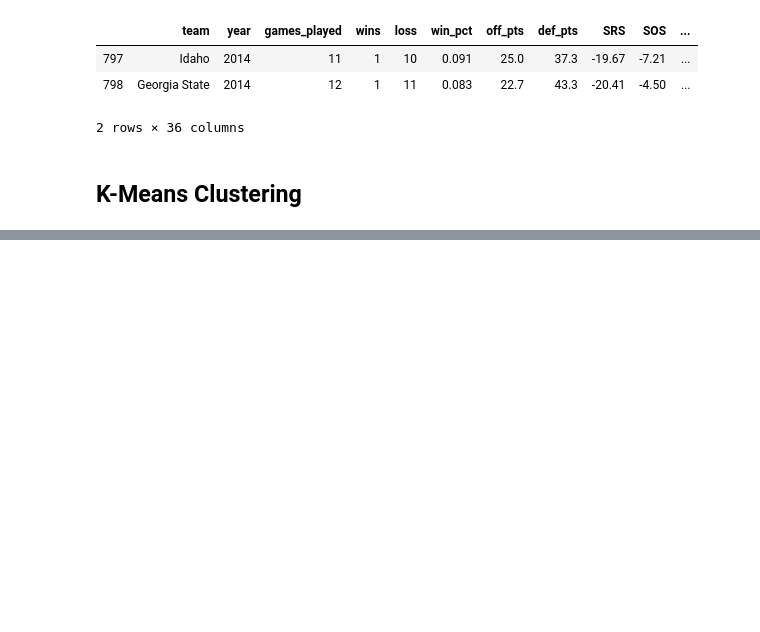
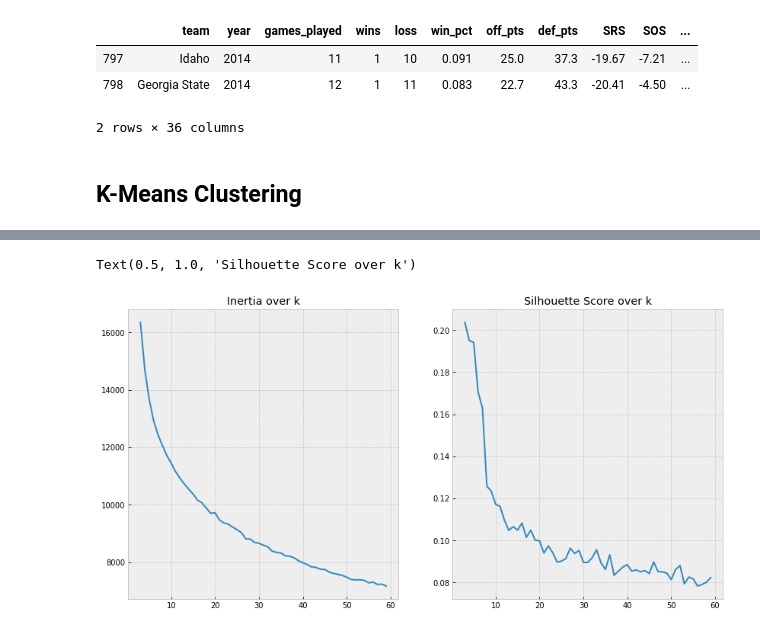
Before and after one commit to mayjordata/Capstone-Project, a Jupyter notebook: code/Modeling Notebook.ipynb, the cells around one changed output, grey strips where cells are left out. Saved outputs shown, nothing was run; the diff lists cells and outputs as text; code cells hidden in the pictures; blank space fills up the shorter version.

```diff
--- a/code/Modeling Notebook.ipynb
+++ b/code/Modeling Notebook.ipynb
@@ -119,0 +136,11 @@ df2[['team','year','win_pct','off_pts','def_pts','cluster','league']].sort_value
+# %%
+scores = []
+for k in range(3, 60):
+    cl = KMeans(k, random_state=1906)
+    cl.fit(X_scaled)
+    inertia = cl.inertia_
+    sil = silhouette_score(X_scaled, cl.labels_)
+    scores.append((k, inertia, sil))
+# %%
+scores_df = pd.DataFrame(scores, columns=["k", "inertia","silhouette"])
+scores_df.head(10)
@@ -119,0 +159,9 @@ df2[['team','year','win_pct','off_pts','def_pts','cluster','league']].sort_value
+# %%
+fig, axes = plt.subplots(1, 2, figsize=(14, 7))
+axes[0].plot(scores_df.k, scores_df.inertia)
+axes[0].set_title('Inertia over k')
+axes[1].plot(scores_df.k, scores_df.silhouette);
+axes[1].set_title('Silhouette Score over k')
+# %% [output]
+Text(0.5, 1.0, 'Silhouette Score over k')
+[figure, added]
```
Also changed, not shown: parts of 13 cells of this notebook.
